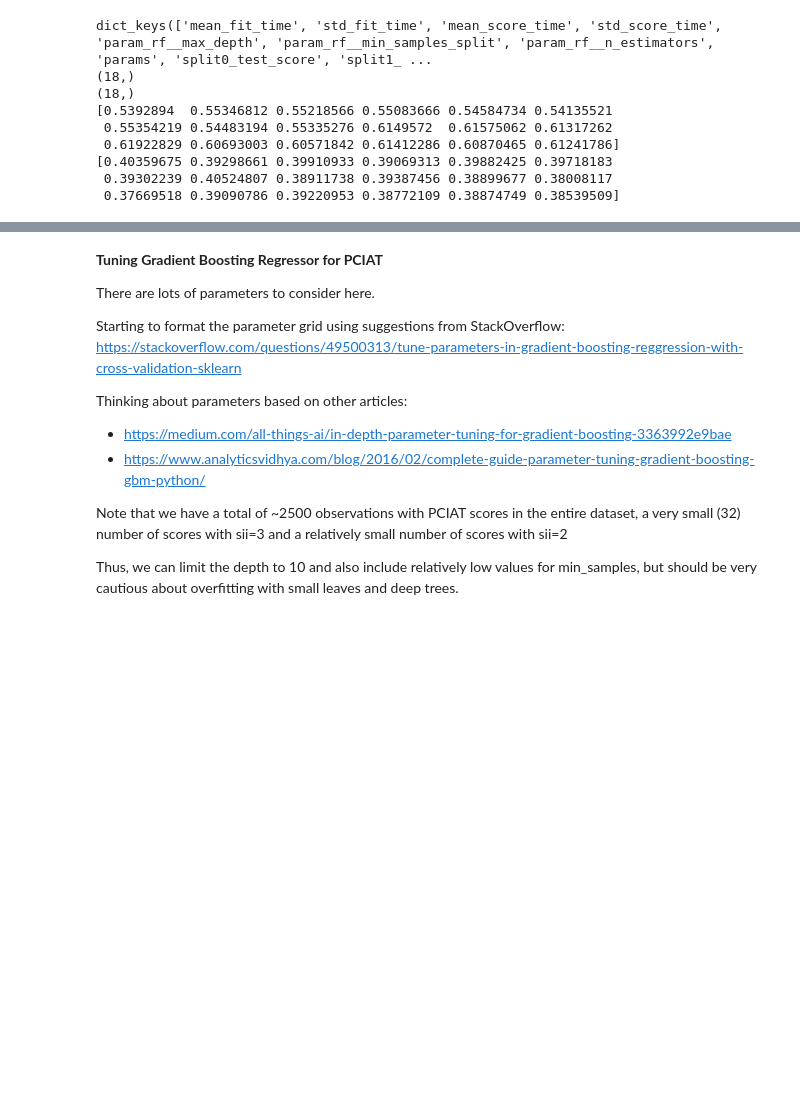
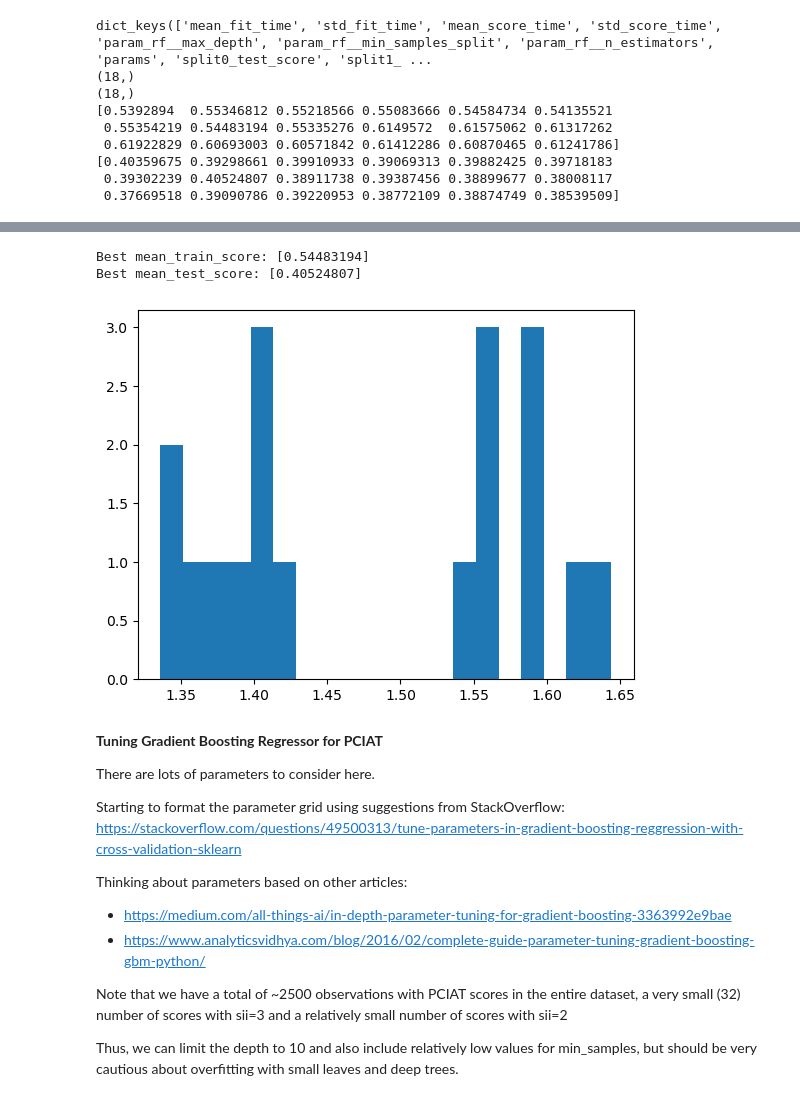
Before and after one commit to aarondweinberg/CMI_problematic_internet_use, a Jupyter notebook: Modeling.ipynb, the cells around one changed output, grey strips where cells are left out. Drawn from its saved outputs; the diff is of its cells as text; code cells hidden in the pictures; blank space fills up the shorter version.

```diff
--- a/Modeling.ipynb
+++ b/Modeling.ipynb
@@ -687,7 +745,6 @@ GridSearchCV doesn't include kappa as a built-in metric. In addition, RF will us
 So we'll need to make a custom scorer to evaluate the models.
 # %%
 from sklearn.model_selection import GridSearchCV
-#from sklearn.pipeline import Pipeline
 from sklearn.metrics import cohen_kappa_score, make_scorer
 #Importing classes to use SMOTE in a pipeline
 from imblearn.over_sampling import SMOTE
@@ -704,11 +761,19 @@ kappa_scorer = make_scorer(sii_kappa)
 siiratios = {0: 1228, 1: 618, 2:316, 3:128}
 oversample = SMOTE(sampling_strategy=siiratios)
 
+#Below is the initial parameter grid we used
 param_grid = {
-    'rf__n_estimators': [50, 75, 100],
-    'rf__max_depth': range(5, 7),
-    'rf__min_samples_split': [8, 10, 12]
+    'rf__n_estimators': [50, 100, 200],
+    'rf__max_depth': range(1,11),
+    'rf__min_samples_split': [2, 4, 8]
 }
+
+#Below is the last iteration of the parameter grid we used
+#param_grid = {
+#    'rf__n_estimators': [50, 75, 100],
+#    'rf__max_depth': range(5, 7),
+#    'rf__min_samples_split': [8, 10, 12]
+#}
 
 # Instantiate a random forest pipeline
 rf_pipe_sii = Pipeline([('mice_impute', Custom_MICE_Imputer()),
@@ -722,7 +787,6 @@ grid_cv_rf_sii = GridSearchCV(rf_pipe_sii,
                           cv = 5,
                           return_train_score = True)
 
-# We'll start by tuning on PCIAT, and can tune separately on sii
 grid_cv_rf_sii.fit(train_cleaned[predictors], train_cleaned['sii'])
 # %% [output]
 GridSearchCV(cv=5,
@@ -812,3 +876,31 @@ So it seems like the set of best parameters (6, 8, 50) will likely be ideal
+# %%
+# Identify the mean_train_score and mean_test_score values associated with best_score
+best_score_index = np.where(grid_cv_rf_sii.cv_results_["mean_test_score"]==grid_cv_rf_sii.best_score_)
+print('Best mean_train_score:', grid_cv_rf_sii.cv_results_["mean_train_score"][best_score_index])
+print('Best mean_test_score:', grid_cv_rf_sii.cv_results_["mean_test_score"][best_score_index])
+
+#Create a df with grid_cv_grad.cv_results_["mean_train_score"] as the first column and grid_cv_grad.cv_results_["mean_test_score"] as the second column
+rf_sii_results_df = pd.DataFrame({'mean_train_score': grid_cv_rf_sii.cv_results_["mean_train_score"], 'mean_test_score': grid_cv_rf_sii.cv_results_["mean_test_score"]})
+
+# Compute a new collumn that is the ratio of mean_train_score to mean_test_score
+rf_sii_results_df['ratio'] = rf_sii_results_df['mean_train_score']/rf_sii_results_df['mean_test_score']
+
+# Identify outliers in ratio
+Q1 = rf_sii_results_df['ratio'].quantile(0.25)
+Q3 = rf_sii_results_df['ratio'].quantile(0.75)
+IQR = Q3 - Q1
+outliers = rf_sii_results_df[(rf_sii_results_df['ratio'] < (Q1 - 1.5 * IQR)) | (rf_sii_results_df['ratio'] > (Q3 + 1.5 * IQR))]
+
+# Remove the outliers from grad_results_df
+rf_sii_results_df = rf_sii_results_df[~rf_sii_results_df['ratio'].isin(outliers['ratio'])]
+
+# Create a histogram of ratio
+plt.hist(rf_sii_results_df['ratio'], bins=20)
+plt.show()
+# %% [output]
+Best mean_train_score: [0.54483194]
+Best mean_test_score: [0.40524807]
+[figure, added]
 # %% [markdown]
 **Tuning Gradient Boosting Regressor for PCIAT**
 
```
Also changed, not shown: parts of 34 cells of this notebook.
